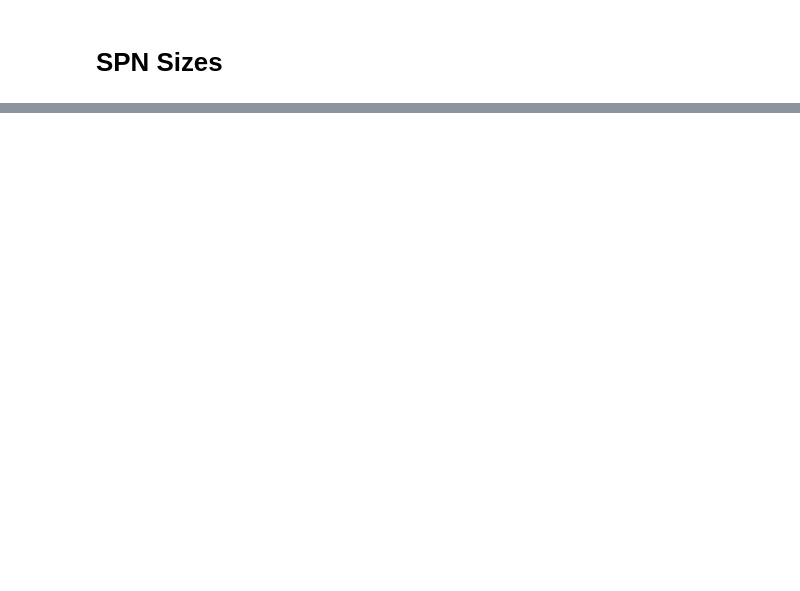
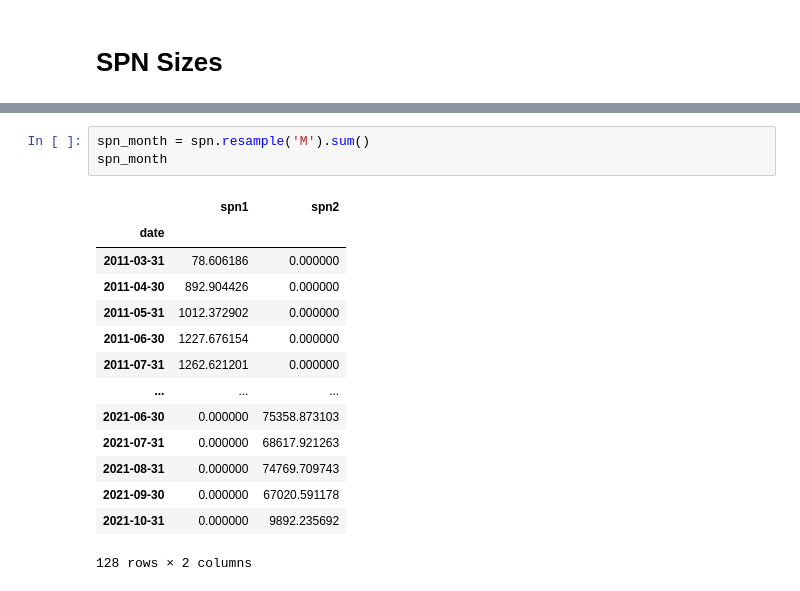
Before and after one commit to edsu/spn-size, a Jupyter notebook: Notebook.ipynb, the cells around one changed output, grey strips where cells are left out. Cells and saved outputs as stored; diff of their text form; blank space fills up the shorter version.

```diff
--- a/Notebook.ipynb
+++ b/Notebook.ipynb
@@ -28,0 +75,18 @@ px.line(y=df.gb, x=df.date, labels={'x': 'Time', 'y': 'GB/day'}, title='SPN2 Dai
+# %%
+spn_month = spn.resample('M').sum()
+spn_month
+# %% [output]
+|  | spn1 | spn2 |
+| date |  |  |
+| 2011-03-31 | 78.606186 | 0.000000 |
+| 2011-04-30 | 892.904426 | 0.000000 |
+| 2011-05-31 | 1012.372902 | 0.000000 |
+| 2011-06-30 | 1227.676154 | 0.000000 |
+| 2011-07-31 | 1262.621201 | 0.000000 |
+| ... | ... | ... |
+| 2021-06-30 | 0.000000 | 75358.873103 |
+| 2021-07-31 | 0.000000 | 68617.921263 |
+| 2021-08-31 | 0.000000 | 74769.709743 |
+| 2021-09-30 | 0.000000 | 67020.591178 |
+| 2021-10-31 | 0.000000 | 9892.235692 |
+128 rows × 2 columns
```
Also changed, not shown: parts of 7 cells of this notebook.
